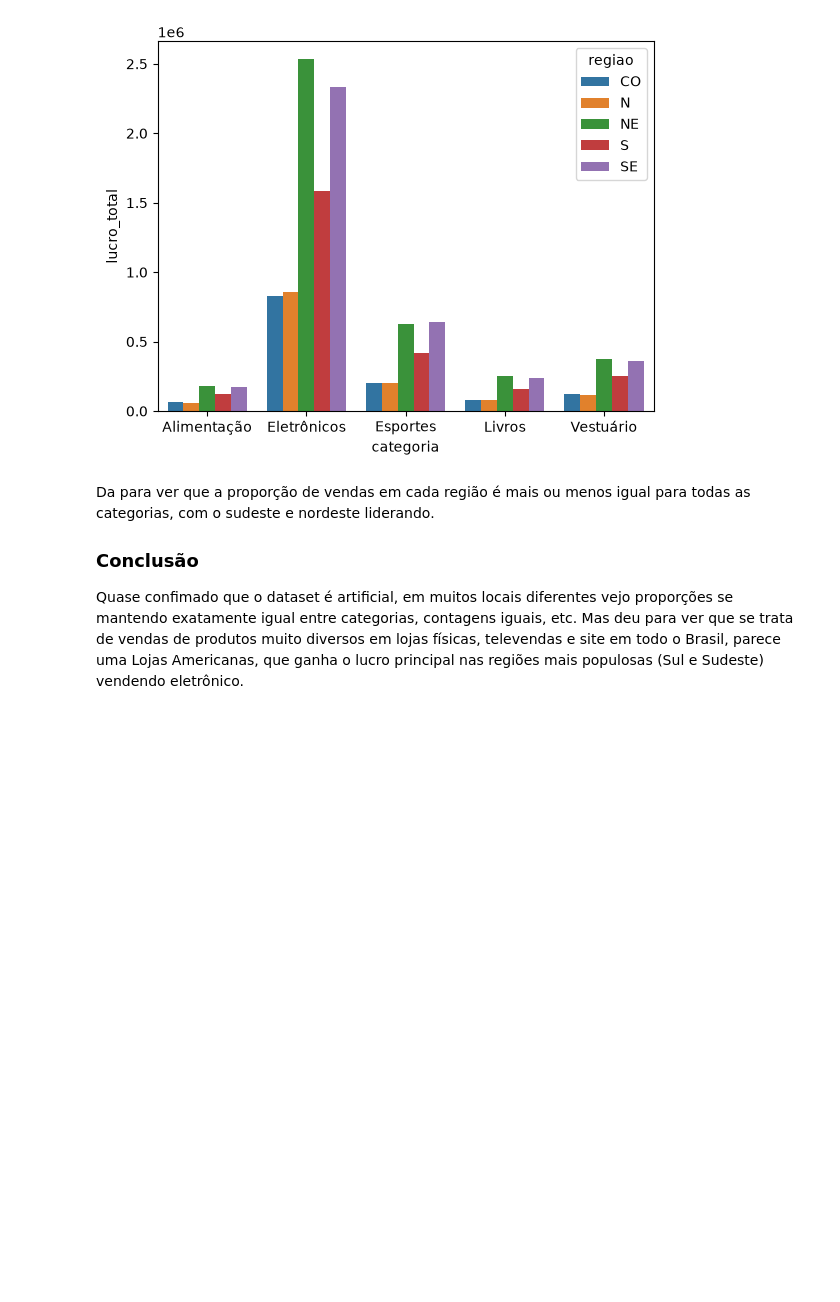
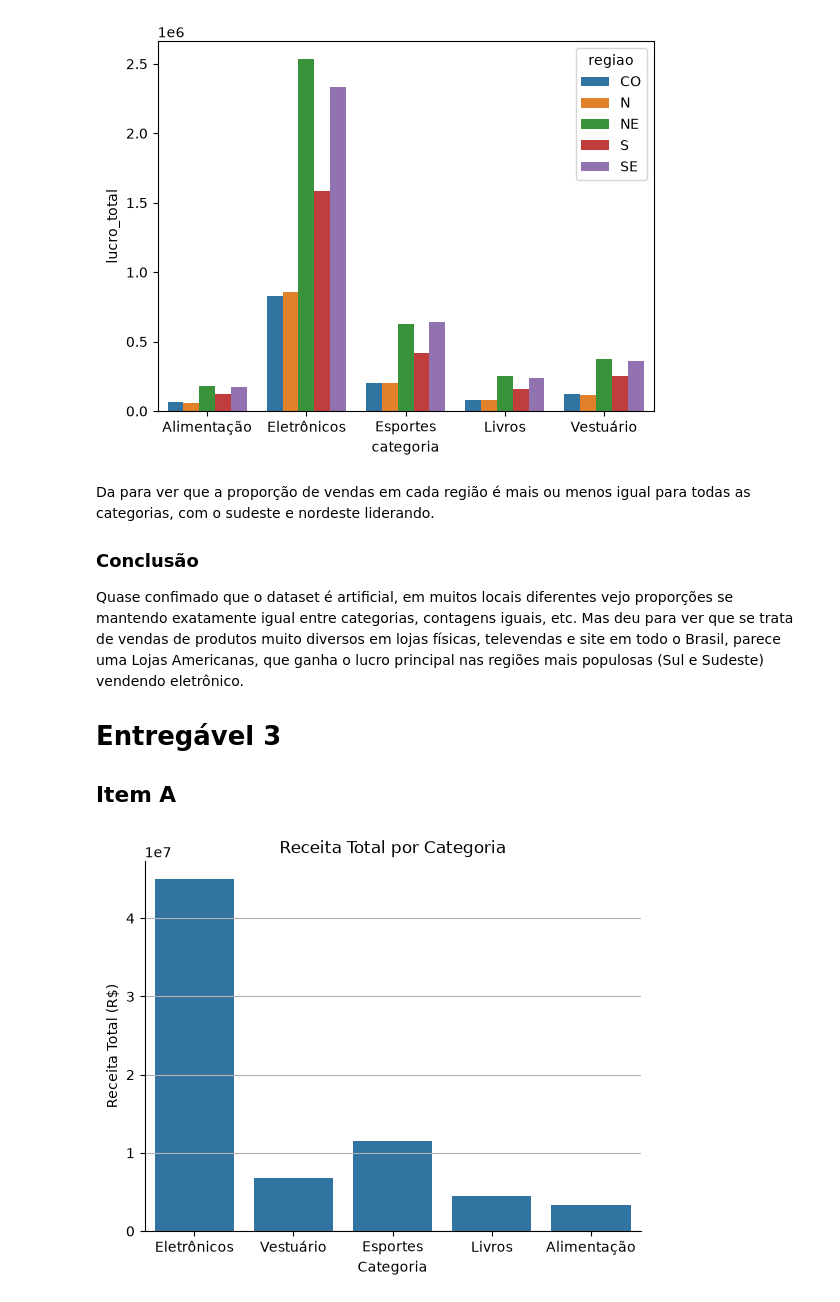
Before and after one commit to UFRJ-Analytica/ufrj-analytica-training, a Jupyter notebook: entregaveis/notebooks/rhenan_goncalves.ipynb, the cells around one changed output. Saved outputs shown, nothing was run; the diff lists cells and outputs as text; code cells hidden in the pictures; blank space fills up the shorter version.

```diff
--- a/entregaveis/notebooks/rhenan_goncalves.ipynb
+++ b/entregaveis/notebooks/rhenan_goncalves.ipynb
@@ -795,3 +795,17 @@ Da para ver que a proporção de vendas em cada região é mais ou menos igual p
 ### Conclusão
 
 Quase confimado que o dataset é artificial, em muitos locais diferentes vejo proporções se mantendo exatamente igual entre categorias, contagens iguais, etc. Mas deu para ver que se trata de vendas de produtos muito diversos em lojas físicas, televendas e site em todo o Brasil, parece uma Lojas Americanas, que ganha o lucro principal nas regiões mais populosas (Sul e Sudeste) vendendo eletrônico.
+
+# Entregável 3
+
+## Item A
+# %%
+sns.barplot(data=df, x="categoria", y="receita_total", estimator="sum", errorbar=None)
+sns.despine()
+plt.title("Receita Total por Categoria")
+plt.ylabel("Receita Total (R$)")
+plt.xlabel("Categoria")
+plt.grid(axis="y")
+plt.show()
+# %% [output]
+[figure, added]
```
Also changed, not shown: parts of 7 cells of this notebook.
